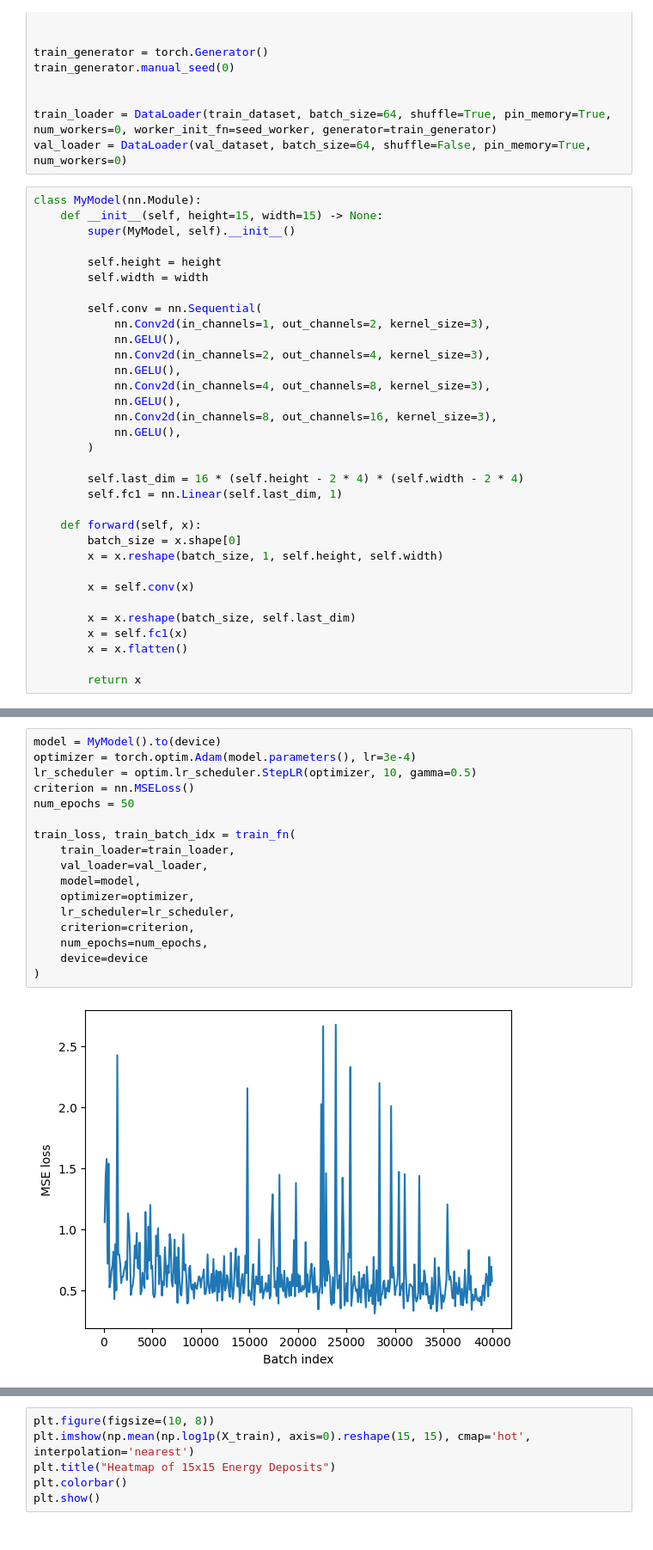
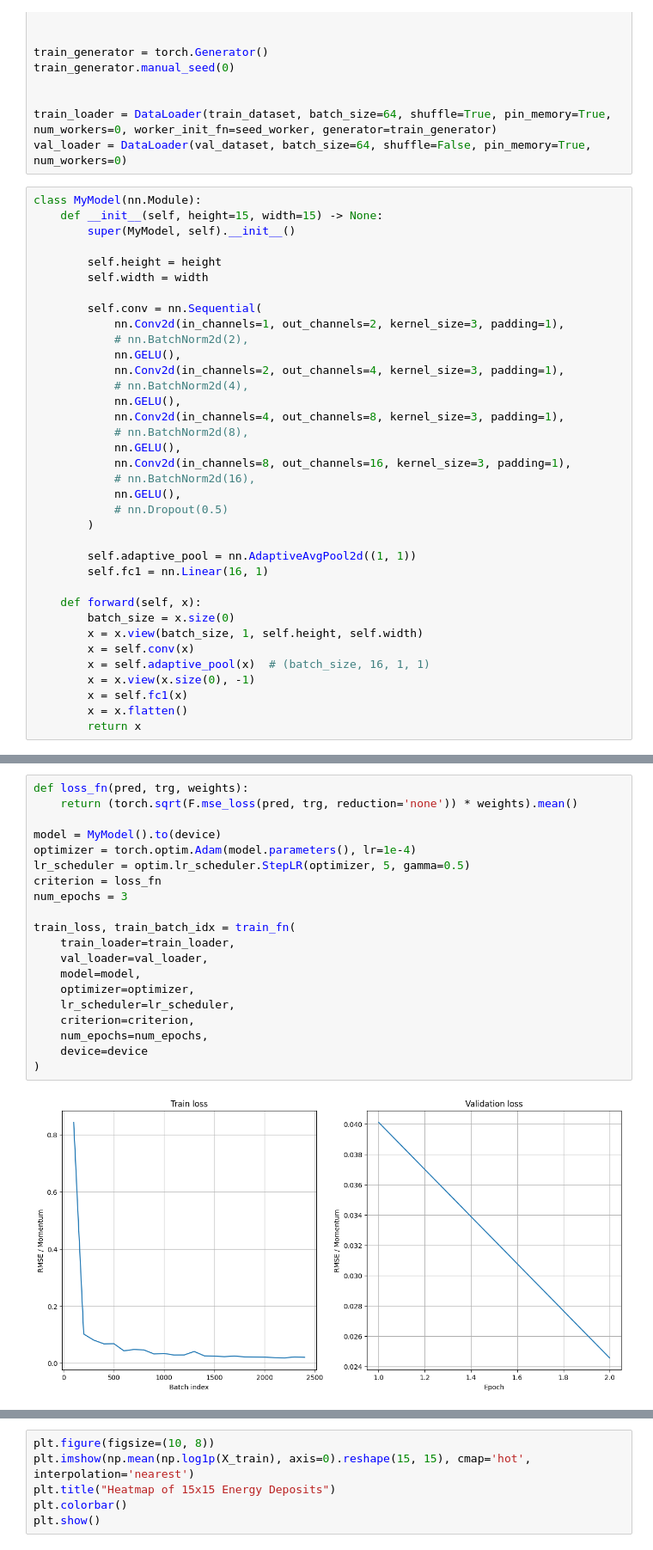
Before and after one commit to dxtvzw/ecal-optimization, a Jupyter notebook: src/experiments.ipynb, the cells around one changed output, grey strips where cells are left out. Shown at 86% size. Saved outputs shown, nothing was run; the diff lists cells and outputs as text.

```diff
--- a/src/experiments.ipynb
+++ b/src/experiments.ipynb
@@ -65,28 +68,31 @@ class MyModel(nn.Module):
         self.width = width
 
         self.conv = nn.Sequential(
-            nn.Conv2d(in_channels=1, out_channels=2, kernel_size=3),
+            nn.Conv2d(in_channels=1, out_channels=2, kernel_size=3, padding=1),
+            # nn.BatchNorm2d(2),
             nn.GELU(),
-            nn.Conv2d(in_channels=2, out_channels=4, kernel_size=3),
+            nn.Conv2d(in_channels=2, out_channels=4, kernel_size=3, padding=1),
+            # nn.BatchNorm2d(4),
             nn.GELU(),
-            nn.Conv2d(in_channels=4, out_channels=8, kernel_size=3),
+            nn.Conv2d(in_channels=4, out_channels=8, kernel_size=3, padding=1),
+            # nn.BatchNorm2d(8),
             nn.GELU(),
-            nn.Conv2d(in_channels=8, out_channels=16, kernel_size=3),
+            nn.Conv2d(in_channels=8, out_channels=16, kernel_size=3, padding=1),
+            # nn.BatchNorm2d(16),
             nn.GELU(),
+            # nn.Dropout(0.5)
         )
 
-        self.last_dim = 16 * (self.height - 2 * 4) * (self.width - 2 * 4)
-        self.fc1 = nn.Linear(self.last_dim, 1)
+        self.adaptive_pool = nn.AdaptiveAvgPool2d((1, 1))
+        self.fc1 = nn.Linear(16, 1)
 
     def forward(self, x):
-        batch_size = x.shape[0]
-        x = x.reshape(batch_size, 1, self.height, self.width)
-
+        batch_size = x.size(0)
+        x = x.view(batch_size, 1, self.height, self.width)
         x = self.conv(x)
-
-        x = x.reshape(batch_size, self.last_dim)
+        x = self.adaptive_pool(x)  # (batch_size, 16, 1, 1)
+        x = x.view(x.size(0), -1)
         x = self.fc1(x)
         x = x.flatten()
-
         return x
 # %%
@@ -130,21 +164,24 @@ def train_fn(train_loader, val_loader, model, optimizer, lr_scheduler, criterion
 
     return train_loss, train_batch_idx
 # %%
+def loss_fn(pred, trg, weights):
+    return (torch.sqrt(F.mse_loss(pred, trg, reduction='none')) * weights).mean()
+
 model = MyModel().to(device)
-optimizer = torch.optim.Adam(model.parameters(), lr=3e-4)
-lr_scheduler = optim.lr_scheduler.StepLR(optimizer, 10, gamma=0.5)
-criterion = nn.MSELoss()
-num_epochs = 50
+optimizer = torch.optim.Adam(model.parameters(), lr=1e-4)
+lr_scheduler = optim.lr_scheduler.StepLR(optimizer, 5, gamma=0.5)
+criterion = loss_fn
+num_epochs = 3
 
 train_loss, train_batch_idx = train_fn(
     train_loader=train_loader,
     val_loader=val_loader,
     model=model,
     optimizer=optimizer,
     lr_scheduler=lr_scheduler,
     criterion=criterion,
     num_epochs=num_epochs,
     device=device
 )
 # %% [output]
-[figure, old version]
+[figure, new version]
```
Also changed, not shown: parts of 5 cells of this notebook.
